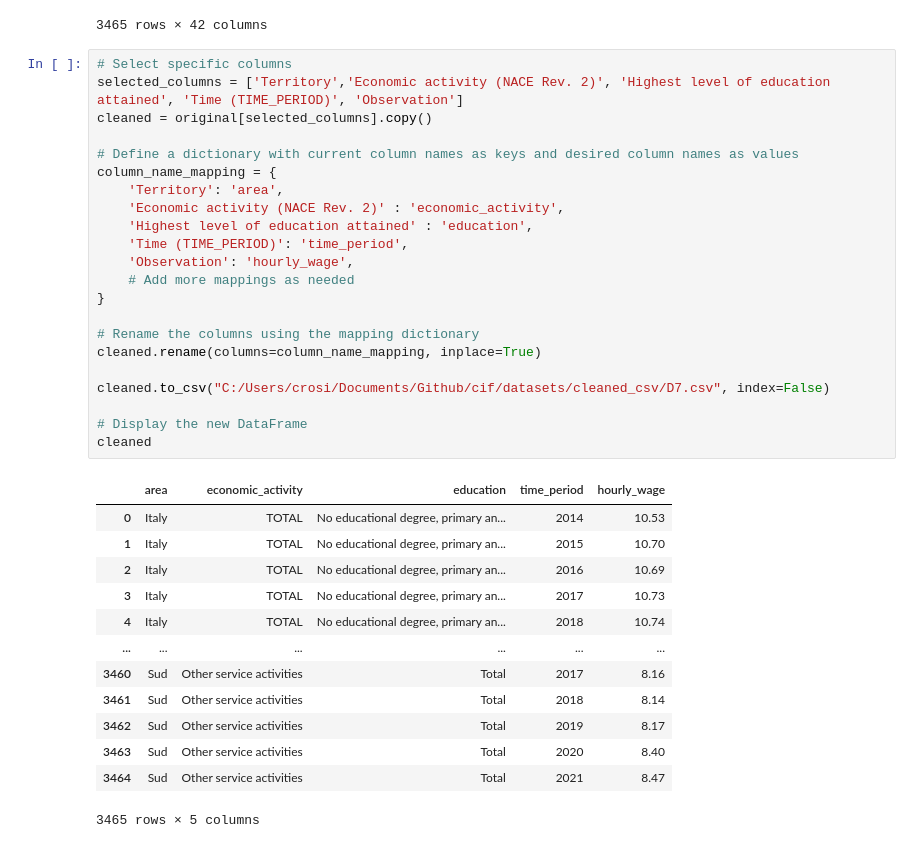
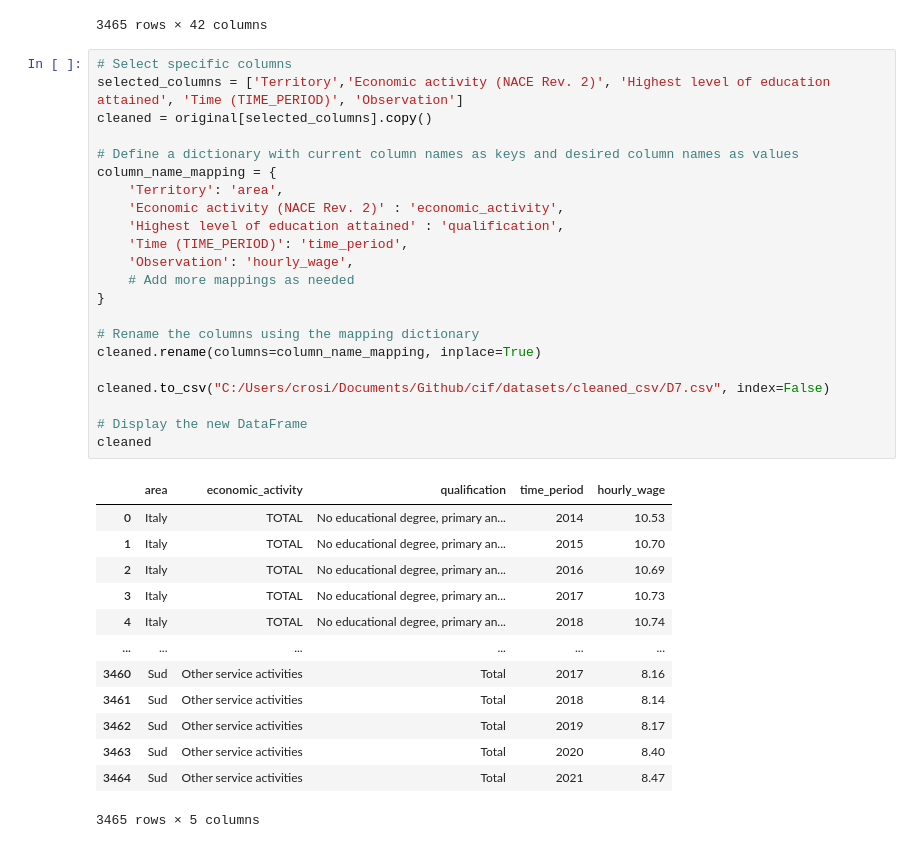
Before and after one commit to giorgiacrosilla/cif, a Jupyter notebook: datasets/cleaning_istat.ipynb, the cells around one changed output. Drawn from its saved outputs; the diff is of its cells as text.

```diff
--- a/datasets/cleaning_istat.ipynb
+++ b/datasets/cleaning_istat.ipynb
@@ -551,27 +562,27 @@ original
 # %%
 # Select specific columns
 selected_columns = ['Territory','Economic activity (NACE Rev. 2)', 'Highest level of education attained', 'Time (TIME_PERIOD)', 'Observation']
 cleaned = original[selected_columns].copy()
 
 # Define a dictionary with current column names as keys and desired column names as values
 column_name_mapping = {
     'Territory': 'area',
     'Economic activity (NACE Rev. 2)' : 'economic_activity',
-    'Highest level of education attained' : 'education',
+    'Highest level of education attained' : 'qualification',
     'Time (TIME_PERIOD)': 'time_period',
     'Observation': 'hourly_wage',
     # Add more mappings as needed
 }
 
 # Rename the columns using the mapping dictionary
 cleaned.rename(columns=column_name_mapping, inplace=True)
 
 cleaned.to_csv("C:/Users/crosi/Documents/Github/cif/datasets/cleaned_csv/D7.csv", index=False)
 
 # Display the new DataFrame
 cleaned
 # %% [output]
-|  | area | economic_activity | education | time_period | hourly_wage |
+|  | area | economic_activity | qualification | time_period | hourly_wage |
 | 0 | Italy | TOTAL | No educational degree, primary an... | 2014 | 10.53 |
 | 1 | Italy | TOTAL | No educational degree, primary an... | 2015 | 10.70 |
 | 2 | Italy | TOTAL | No educational degree, primary an... | 2016 | 10.69 |
```
Also changed, not shown: parts of 1 cell of this notebook, 8 other files.
